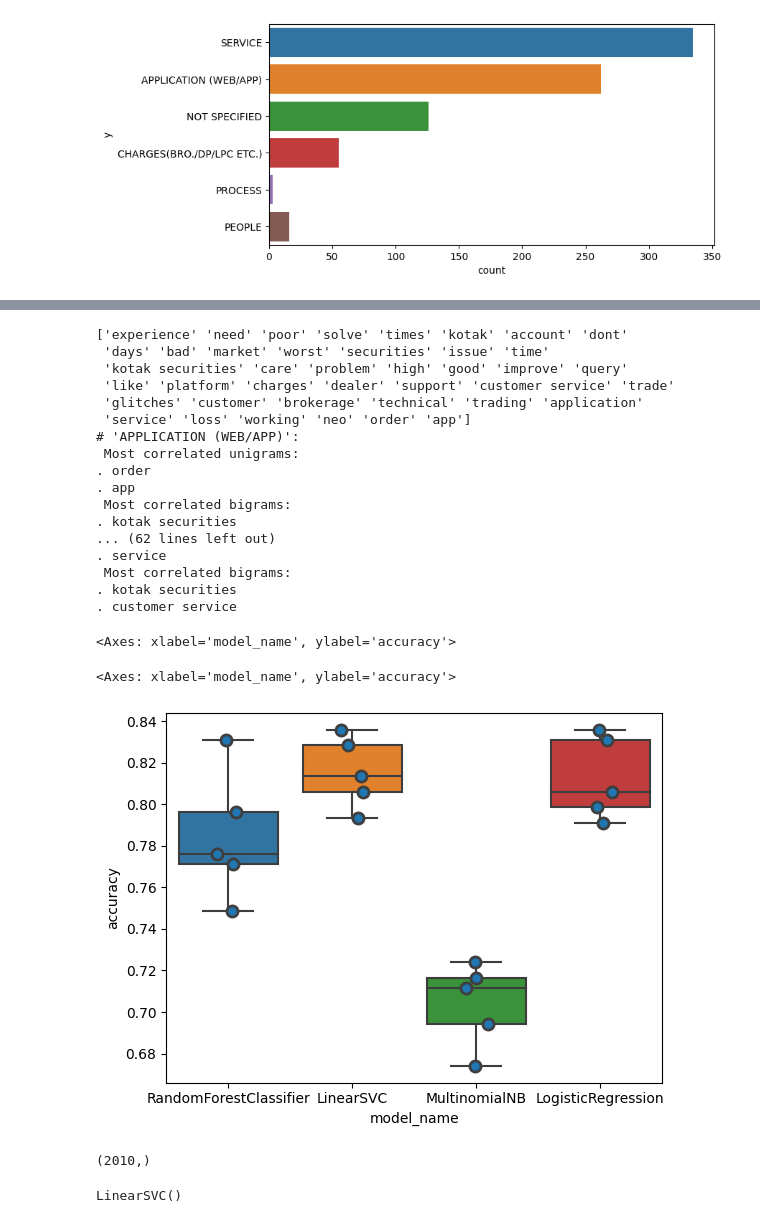
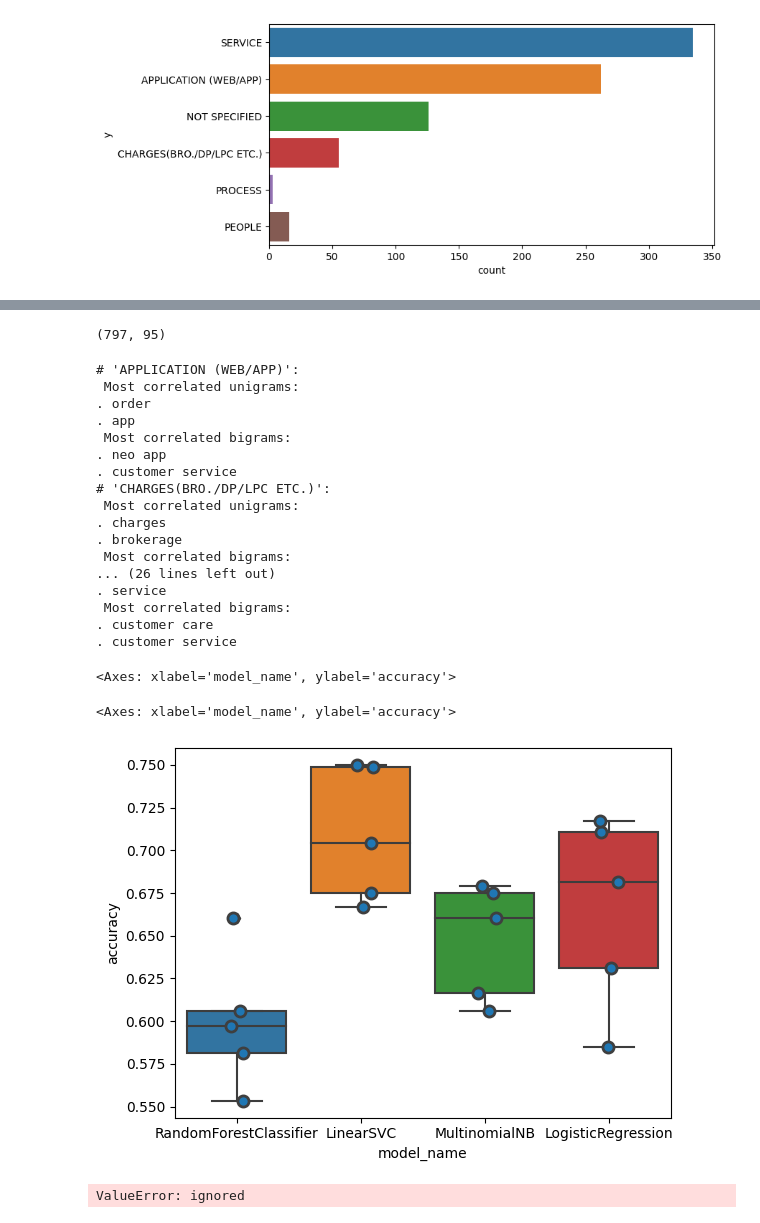
Before and after one commit to Brijeshtanwar/Topic-Modeling, a Jupyter notebook: sklearn_nlp.ipynb, the cells around one changed output, grey strips where cells are left out. Saved outputs shown, nothing was run; the diff lists cells and outputs as text; code cells hidden in the pictures.

```diff
--- a/sklearn_nlp.ipynb
+++ b/sklearn_nlp.ipynb
@@ -67,3 +72,10 @@ for i in range(0, len(df['x'])):
+# %%
+# emoji handle
+import emoji
+def emoji_con(df):
+  return emoji.demojize(df)
+
+df['x'] = df['x'].apply(emoji_con)
 # %%
 # Dict for classes
 df['category_id'] = df['y'].factorize()[0]
@@ -74,7 +88,7 @@ id_to_category = dict(category_id_df[['category_id', 'y']].values)
 # TF-IDF
 from sklearn.feature_extraction.text import TfidfVectorizer
 
-tfidfVector = TfidfVectorizer(sublinear_tf=True, min_df=20, norm='l2', encoding='latin-1', ngram_range=(1, 2), stop_words='english')
+tfidfVector = TfidfVectorizer(sublinear_tf=True, min_df=12, norm='l2', encoding='latin-1', ngram_range=(1, 2), stop_words='english')
 
 features = tfidfVector.fit_transform(df['x']).toarray()
 labels = df.category_id
@@ -130,3 +125,10 @@ Name: category_id, Length: 797, dtype: bool
+# %%
+X = features
+y = labels
+# %%
+features.shape
+# %% [output]
+(797, 95)
 # %%
 # We can use sklearn.feature_selection.chi2 to find the terms that are the most correlated with each of the products:
 from sklearn.feature_selection import chi2
@@ -136,7 +138,7 @@ for i, j in sorted(category_to_id.items()):
     features_chi2 = chi2(features, labels == j)
     indices = np.argsort(features_chi2[0])
     feature_names = np.array(tfidfVector.get_feature_names_out())[indices]
-    print(feature_names)
+    # print(feature_names)
     unigrams = [v for v in feature_names if len(v.split(' ')) == 1]
     bigrams = [v for v in feature_names if len(v.split(' ')) == 2]
     print("# '{}':".format(i))
@@ -144,65 +146,61 @@ for i, j in sorted(category_to_id.items()):
     print(" Most correlated unigrams:\n. {}".format('\n. '.join(unigrams[-N:])))
     print(" Most correlated bigrams:\n. {}".format('\n. '.join(bigrams[-N:])))
 # %% [output]
-['experience' 'need' 'poor' 'solve' 'times' 'kotak' 'account' 'dont'
- 'days' 'bad' 'market' 'worst' 'securities' 'issue' 'time'
- 'kotak securities' 'care' 'problem' 'high' 'good' 'improve' 'query'
- 'like' 'platform' 'charges' 'dealer' 'support' 'customer service' 'trade'
- 'glitches' 'customer' 'brokerage' 'technical' 'trading' 'application'
- 'service' 'loss' 'working' 'neo' 'order' 'app']
 # 'APPLICATION (WEB/APP)':
  Most correlated unigrams:
 . order
 . app
  Most correlated bigrams:
-. kotak securities
-... (62 lines left out)
+. neo app
+. customer service
+# 'CHARGES(BRO./DP/LPC ETC.)':
+ Most correlated unigrams:
+. charges
+. brokerage
+ Most correlated bigrams:
+... (26 lines left out)
 . service
  Most correlated bigrams:
-. kotak securities
+. customer care
 . customer service
 # %%
 from sklearn.linear_model import LogisticRegression
 from sklearn.ensemble import RandomForestClassifier
 from sklearn.svm import LinearSVC
 from sklearn.naive_bayes import MultinomialNB
 from sklearn.model_selection import cross_val_score
 models = [
     RandomForestClassifier(n_estimators=200, max_depth=3, random_state=0),
     LinearSVC(),
     MultinomialNB(),
     LogisticRegression(random_state=0),
 ]
 CV = 5
 cv_df = pd.DataFrame(index=range(CV * len(models)))
 entries = []
 for model in models:
     model_name = model.__class__.__name__
-    accuracies = cross_val_score(model, X_train, Y_train, scoring='accuracy',cv=CV)
+    accuracies = cross_val_score(model, X, y, scoring='accuracy',cv=CV)
     for fold_idx, accuracy in enumerate(accuracies):
         entries.append((model_name, fold_idx, accuracy))
 cv_df = pd.DataFrame(entries, columns=['model_name', 'fold_idx', 'accuracy'])
 import seaborn as sns
 sns.boxplot(x='model_name', y='accuracy', data=cv_df)
 sns.stripplot(x='model_name', y='accuracy', data=cv_df,
               size=8, jitter=True, edgecolor="gray", linewidth=2)
 plt.show()
 # %% [output]
 <Axes: xlabel='model_name', ylabel='accuracy'>
 <Axes: xlabel='model_name', ylabel='accuracy'>
-[figure, old version]
+[figure, new version]
-# %%
-y.shape
-# %% [output]
-(2010,)
 # %%
 from sklearn.model_selection import train_test_split
 model = LinearSVC()
-X_train, X_test, y_train, y_test, indices_train, indices_test = train_test_split(X, y, df_smote.index, test_size=0.33, stratify=y, random_state=0)
+X_train, X_test, y_train, y_test, indices_train, indices_test = train_test_split(X, y, df.index, test_size=0.33, stratify=y_train, random_state=0)
 model.fit(X_train, y_train)
 y_pred = model.predict(X_test)
 # %% [output]
-LinearSVC()
+ValueError: ignored
 # %%
 from sklearn.metrics import confusion_matrix
 conf_mat = confusion_matrix(y_test, y_pred)
```
Also changed, not shown: parts of 15 cells of this notebook.
